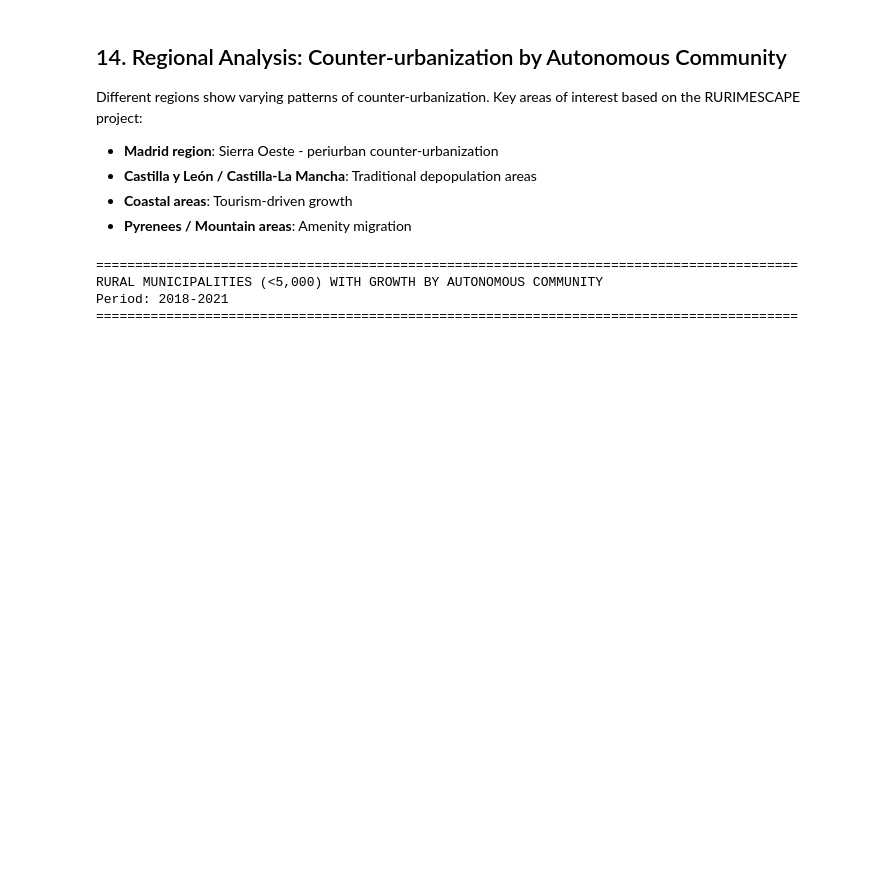
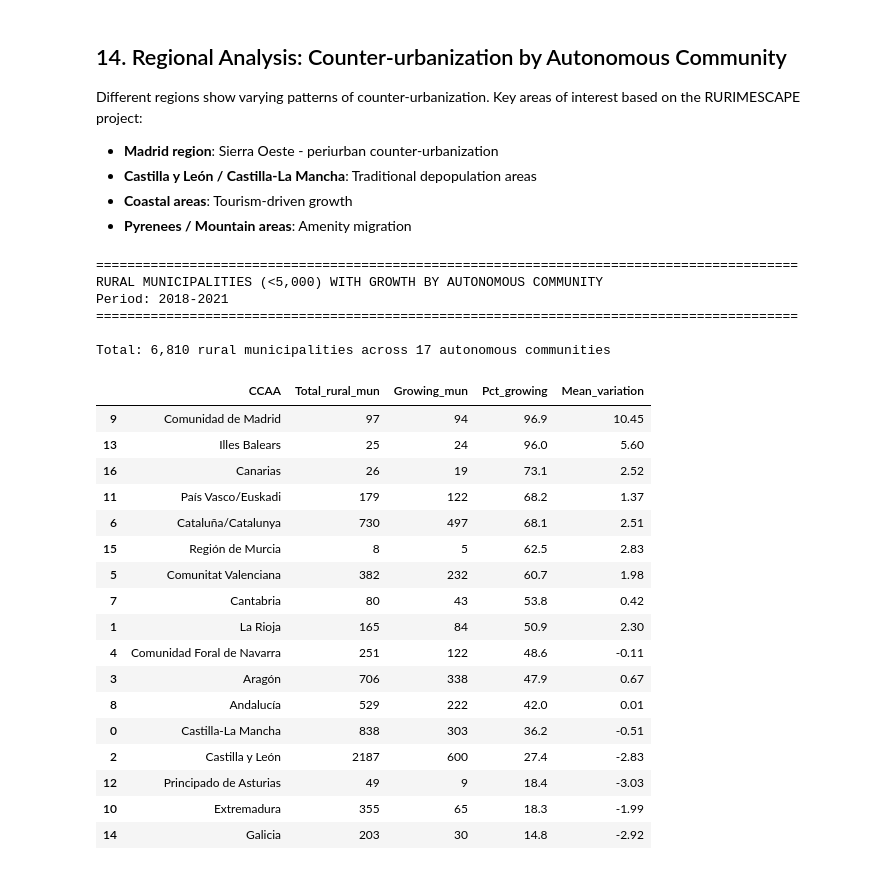
Before and after one commit to juanzotes/rural-migration-land-use-spain, a Jupyter notebook: notebooks/v1_pop_variation_accessibility_buffer_maps.ipynb, the cells around one changed output. Cells and saved outputs as stored; diff of their text form; code cells hidden in the pictures; blank space fills up the shorter version.

```diff
--- a/notebooks/v1_pop_variation_accessibility_buffer_maps.ipynb
+++ b/notebooks/v1_pop_variation_accessibility_buffer_maps.ipynb
@@ -1324,39 +1351,62 @@ Different regions show varying patterns of counter-urbanization. Key areas of in
 - **Pyrenees / Mountain areas**: Amenity migration
 # %%
 # CODE CELL - 14.1 Summary by CCAA
-
 print("=" * 90)
 print("RURAL MUNICIPALITIES (<5,000) WITH GROWTH BY AUTONOMOUS COMMUNITY")
 print("Period: 2018-2021")
 print("=" * 90)
 
 if 'CCAA' in rural.columns:
     ccaa_summary = []
 
     for ccaa in rural['CCAA'].dropna().unique():
         ccaa_rural = rural[rural['CCAA'] == ccaa]
         total = len(ccaa_rural)
         growing = (ccaa_rural['Var_2018_2021_pct'] > 0).sum()
         pct = growing / total * 100 if total > 0 else 0
         mean_var = ccaa_rural['Var_2018_2021_pct'].mean()
 
         ccaa_summary.append({
             'CCAA': ccaa,
             'Total_rural_mun': total,
             'Growing_mun': growing,
             'Pct_growing': pct,
             'Mean_variation': mean_var
         })
 
     df_ccaa_summary = pd.DataFrame(ccaa_summary).sort_values('Pct_growing', ascending=False)
-    df_ccaa_summary
+    df_ccaa_summary['Pct_growing'] = df_ccaa_summary['Pct_growing'].round(1)
+    df_ccaa_summary['Mean_variation'] = df_ccaa_summary['Mean_variation'].round(2)
+
+    print(f"\nTotal: {len(rural):,} rural municipalities across {len(df_ccaa_summary)} autonomous communities\n")
+    display(df_ccaa_summary)
 else:
     print("CCAA column not available in dataset")
 # %% [output]
 ==========================================================================================
 RURAL MUNICIPALITIES (<5,000) WITH GROWTH BY AUTONOMOUS COMMUNITY
 Period: 2018-2021
 ==========================================================================================
+
+Total: 6,810 rural municipalities across 17 autonomous communities
+|  | CCAA | Total_rural_mun | Growing_mun | Pct_growing | Mean_variation |
+| 9 | Comunidad de Madrid | 97 | 94 | 96.9 | 10.45 |
+| 13 | Illes Balears | 25 | 24 | 96.0 | 5.60 |
+| 16 | Canarias | 26 | 19 | 73.1 | 2.52 |
+| 11 | País Vasco/Euskadi | 179 | 122 | 68.2 | 1.37 |
+| 6 | Cataluña/Catalunya | 730 | 497 | 68.1 | 2.51 |
+| 15 | Región de Murcia | 8 | 5 | 62.5 | 2.83 |
+| 5 | Comunitat Valenciana | 382 | 232 | 60.7 | 1.98 |
+| 7 | Cantabria | 80 | 43 | 53.8 | 0.42 |
+| 1 | La Rioja | 165 | 84 | 50.9 | 2.30 |
+| 4 | Comunidad Foral de Navarra | 251 | 122 | 48.6 | -0.11 |
+| 3 | Aragón | 706 | 338 | 47.9 | 0.67 |
+| 8 | Andalucía | 529 | 222 | 42.0 | 0.01 |
+| 0 | Castilla-La Mancha | 838 | 303 | 36.2 | -0.51 |
+| 2 | Castilla y León | 2187 | 600 | 27.4 | -2.83 |
+| 12 | Principado de Asturias | 49 | 9 | 18.4 | -3.03 |
+| 10 | Extremadura | 355 | 65 | 18.3 | -1.99 |
+| 14 | Galicia | 203 | 30 | 14.8 | -2.92 |
 # %%
 # CODE CELL - 14.2 Examples from key regions - Madrid
 # =============================================================================
```
Also changed, not shown: parts of 18 cells of this notebook, 1 other file.
